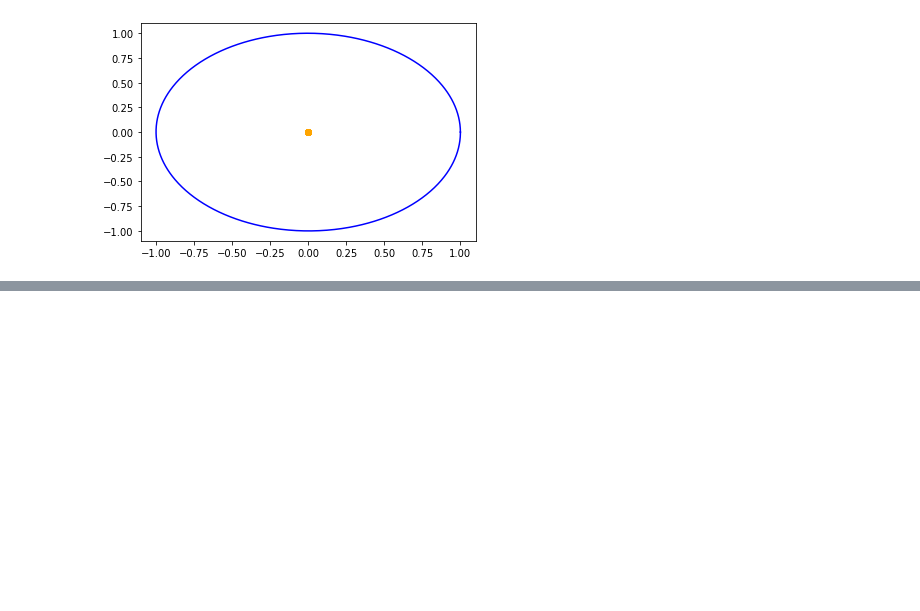
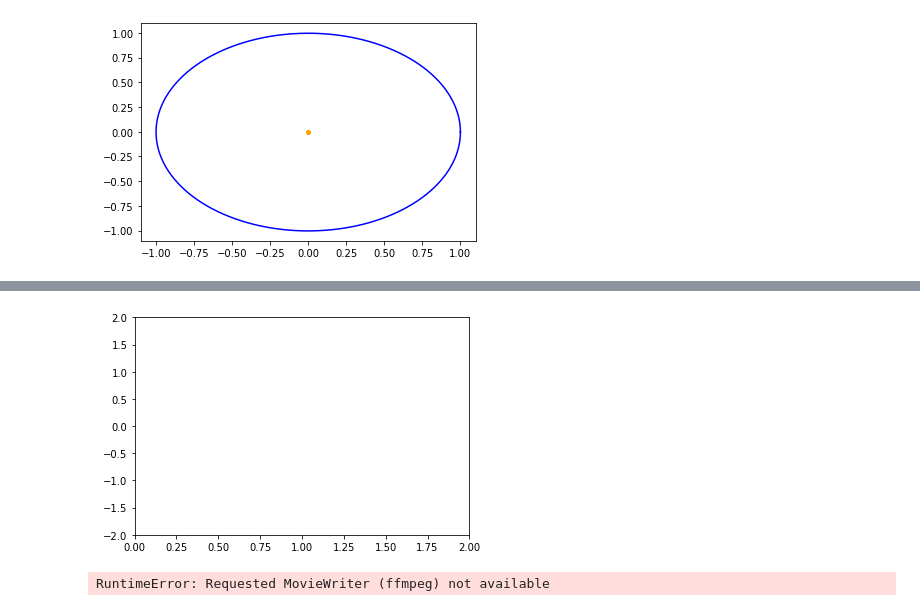
Before and after one commit to mattiastofte/promod, a Jupyter notebook: modellering/Simulasjon_av_Solsystemet_Rapport.ipynb, the cells around one changed output, grey strips where cells are left out. Cells and saved outputs as stored; diff of their text form; code cells hidden in the pictures; blank space fills up the shorter version.

```diff
--- a/modellering/Simulasjon_av_Solsystemet_Rapport.ipynb
+++ b/modellering/Simulasjon_av_Solsystemet_Rapport.ipynb
@@ -261,0 +320,33 @@ plt.plot(x_2, y_2, 'ro', color='orange') # Sola
+# %%
+from matplotlib import animation, rc
+from IPython.display import HTML
+
+# First set up the figure, the axis, and the plot element we want to animate
+fig, ax = plt.subplots()
+
+ax.set_xlim(( 0, 2))
+ax.set_ylim((-2, 2))
+
+line, = ax.plot([], [], lw=2)
+
+# initialization function: plot the background of each frame
+def init():
+    line.set_data([], [])
+    return (line,)
+
+# animation function. This is called sequentially
+def animate(i):
+    x = np.linspace(0, 2, 1000)
+    y = np.sin(2 * np.pi * (x - 0.01 * i))
+    line.set_data(x, y)
+    return (line,)
+
+# call the animator. blit=True means only re-draw the parts that have changed.
+anim = animation.FuncAnimation(fig, animate, init_func=init,
+                               frames=100, interval=20, blit=True)
+# %% [output]
+[figure, added]
+# %%
+HTML(anim.to_html5_video())
+# %% [output]
+RuntimeError: Requested MovieWriter (ffmpeg) not available
```
Also changed, not shown: parts of 6 cells of this notebook, 2 other files.
